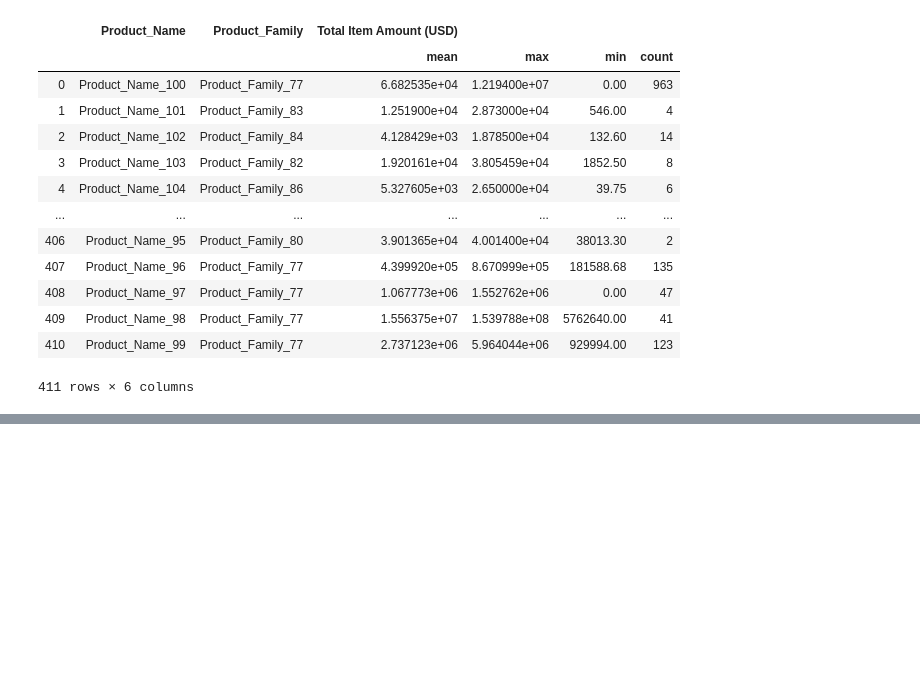
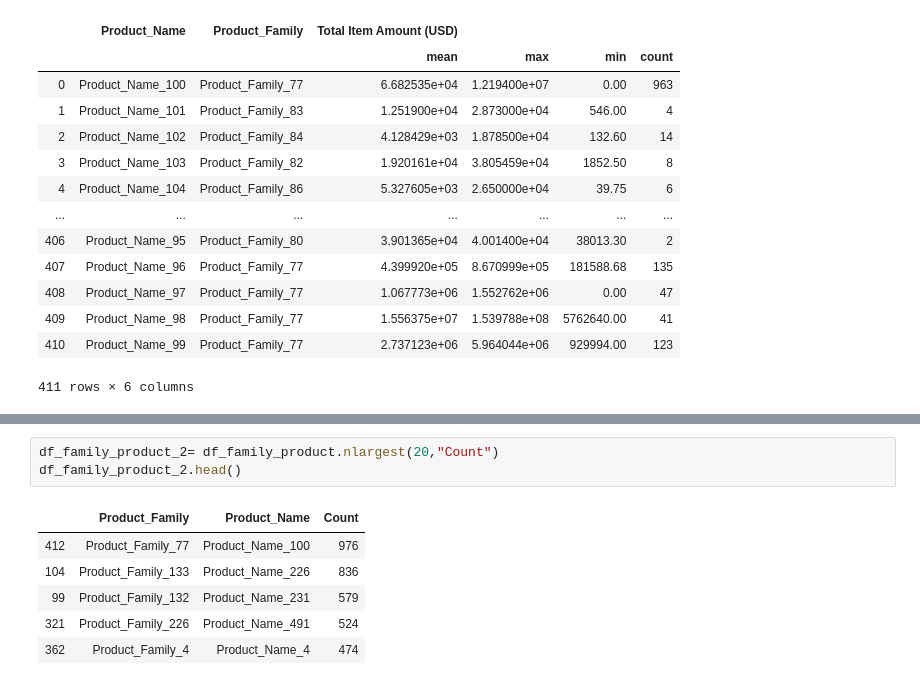
Before and after one commit to FernandoSinisi/Orga-Datos-2C-2020, a Jupyter notebook: TP1/otras_cosas_fer.ipynb, the cells around one changed output, grey strips where cells are left out. Drawn from its saved outputs; the diff is of its cells as text; blank space fills up the shorter version.

```diff
--- a/TP1/otras_cosas_fer.ipynb
+++ b/TP1/otras_cosas_fer.ipynb
@@ -527,0 +529,10 @@ Text(0.5, 1.0, 'Relaciones de productos con su familia')
+# %%
+df_family_product_2= df_family_product.nlargest(20,"Count")
+df_family_product_2.head()
+# %% [output]
+|  | Product_Family | Product_Name | Count |
+| 412 | Product_Family_77 | Product_Name_100 | 976 |
+| 104 | Product_Family_133 | Product_Name_226 | 836 |
+| 99 | Product_Family_132 | Product_Name_231 | 579 |
+| 321 | Product_Family_226 | Product_Name_491 | 524 |
+| 362 | Product_Family_4 | Product_Name_4 | 474 |
```
Also changed, not shown: parts of 8 cells of this notebook, 5 other files.
